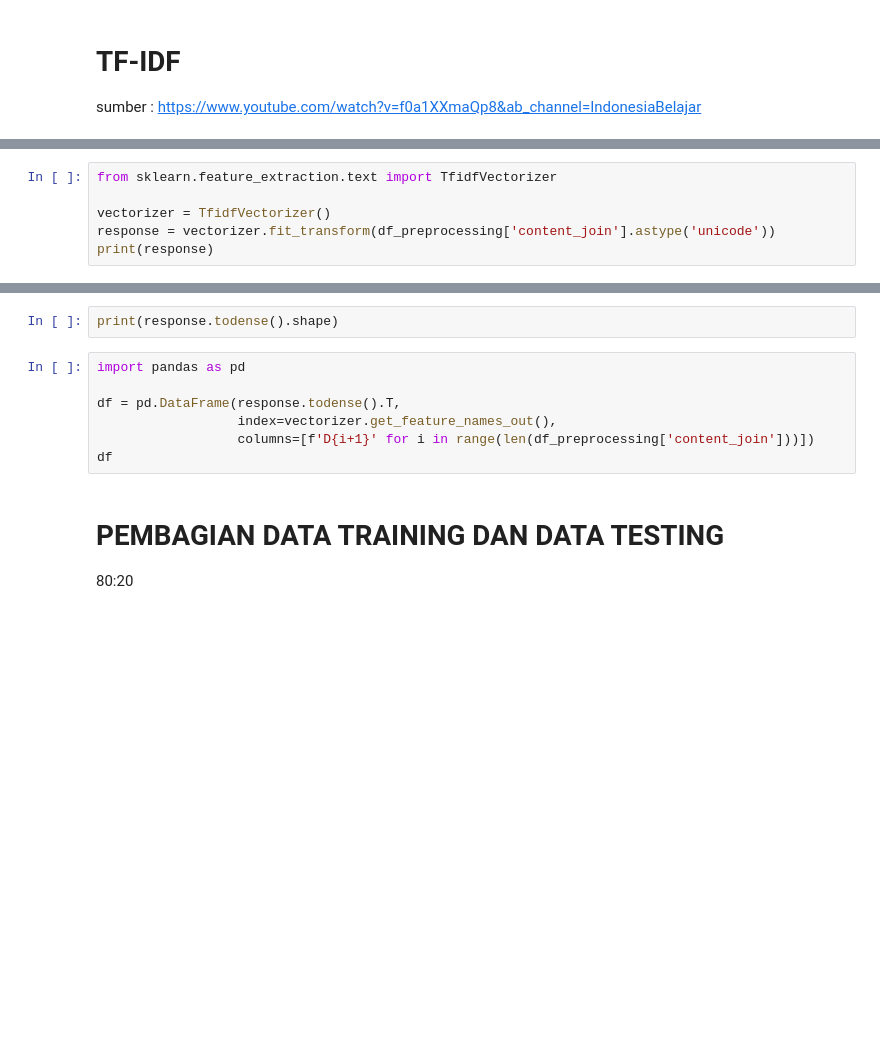
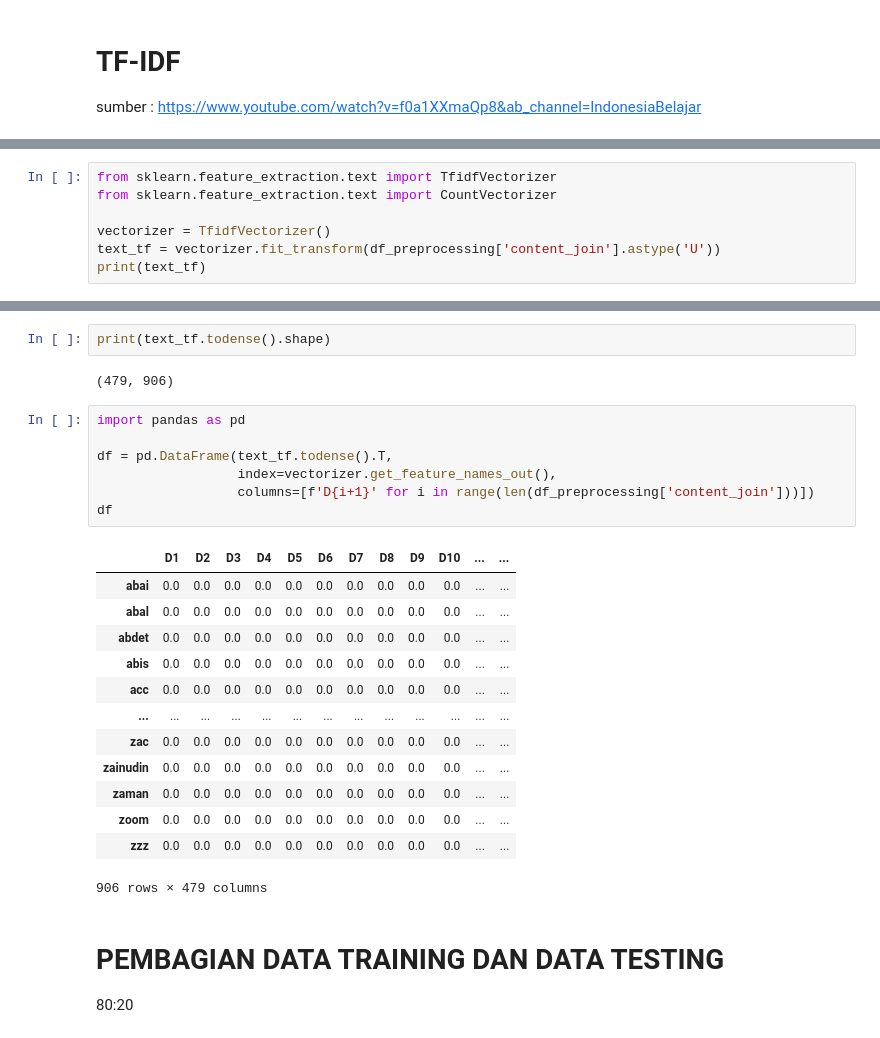
Before and after one commit to AngelitaPrettyciaHarefa/AngelitaPrettyciaHarefa.github.io, a Jupyter notebook: REAL_FINAL.ipynb, the cells around one changed output, grey strips where cells are left out. Saved outputs shown, nothing was run; the diff lists cells and outputs as text; blank space fills up the shorter version.

```diff
--- a/REAL_FINAL.ipynb
+++ b/REAL_FINAL.ipynb
@@ -639,6 +630,7 @@ corpus
 # %%
 from sklearn.feature_extraction.text import TfidfVectorizer
+from sklearn.feature_extraction.text import CountVectorizer
 
 vectorizer = TfidfVectorizer()
-response = vectorizer.fit_transform(df_preprocessing['content_join'].astype('unicode'))
-print(response)
+text_tf = vectorizer.fit_transform(df_preprocessing['content_join'].astype('U'))
+print(text_tf)
@@ -649,12 +685,28 @@ response.todense()
 # %%
-print(response.todense().shape)
+print(text_tf.todense().shape)
+# %% [output]
+(479, 906)
 # %%
 import pandas as pd
 
-df = pd.DataFrame(response.todense().T,
+df = pd.DataFrame(text_tf.todense().T,
                   index=vectorizer.get_feature_names_out(),
                   columns=[f'D{i+1}' for i in range(len(df_preprocessing['content_join']))])
 df
+# %% [output]
+|  | D1 | D2 | D3 | D4 | D5 | D6 | D7 | D8 | D9 | D10 | ... | ... |
+| abai | 0.0 | 0.0 | 0.0 | 0.0 | 0.0 | 0.0 | 0.0 | 0.0 | 0.0 | 0.0 | ... | ... |
+| abal | 0.0 | 0.0 | 0.0 | 0.0 | 0.0 | 0.0 | 0.0 | 0.0 | 0.0 | 0.0 | ... | ... |
+| abdet | 0.0 | 0.0 | 0.0 | 0.0 | 0.0 | 0.0 | 0.0 | 0.0 | 0.0 | 0.0 | ... | ... |
+| abis | 0.0 | 0.0 | 0.0 | 0.0 | 0.0 | 0.0 | 0.0 | 0.0 | 0.0 | 0.0 | ... | ... |
+| acc | 0.0 | 0.0 | 0.0 | 0.0 | 0.0 | 0.0 | 0.0 | 0.0 | 0.0 | 0.0 | ... | ... |
+| ... | ... | ... | ... | ... | ... | ... | ... | ... | ... | ... | ... | ... |
+| zac | 0.0 | 0.0 | 0.0 | 0.0 | 0.0 | 0.0 | 0.0 | 0.0 | 0.0 | 0.0 | ... | ... |
+| zainudin | 0.0 | 0.0 | 0.0 | 0.0 | 0.0 | 0.0 | 0.0 | 0.0 | 0.0 | 0.0 | ... | ... |
+| zaman | 0.0 | 0.0 | 0.0 | 0.0 | 0.0 | 0.0 | 0.0 | 0.0 | 0.0 | 0.0 | ... | ... |
+| zoom | 0.0 | 0.0 | 0.0 | 0.0 | 0.0 | 0.0 | 0.0 | 0.0 | 0.0 | 0.0 | ... | ... |
+| zzz | 0.0 | 0.0 | 0.0 | 0.0 | 0.0 | 0.0 | 0.0 | 0.0 | 0.0 | 0.0 | ... | ... |
+906 rows × 479 columns
 # %% [markdown]
 # PEMBAGIAN DATA TRAINING DAN DATA TESTING
 80:20
```
Also changed, not shown: parts of 34 cells of this notebook.
